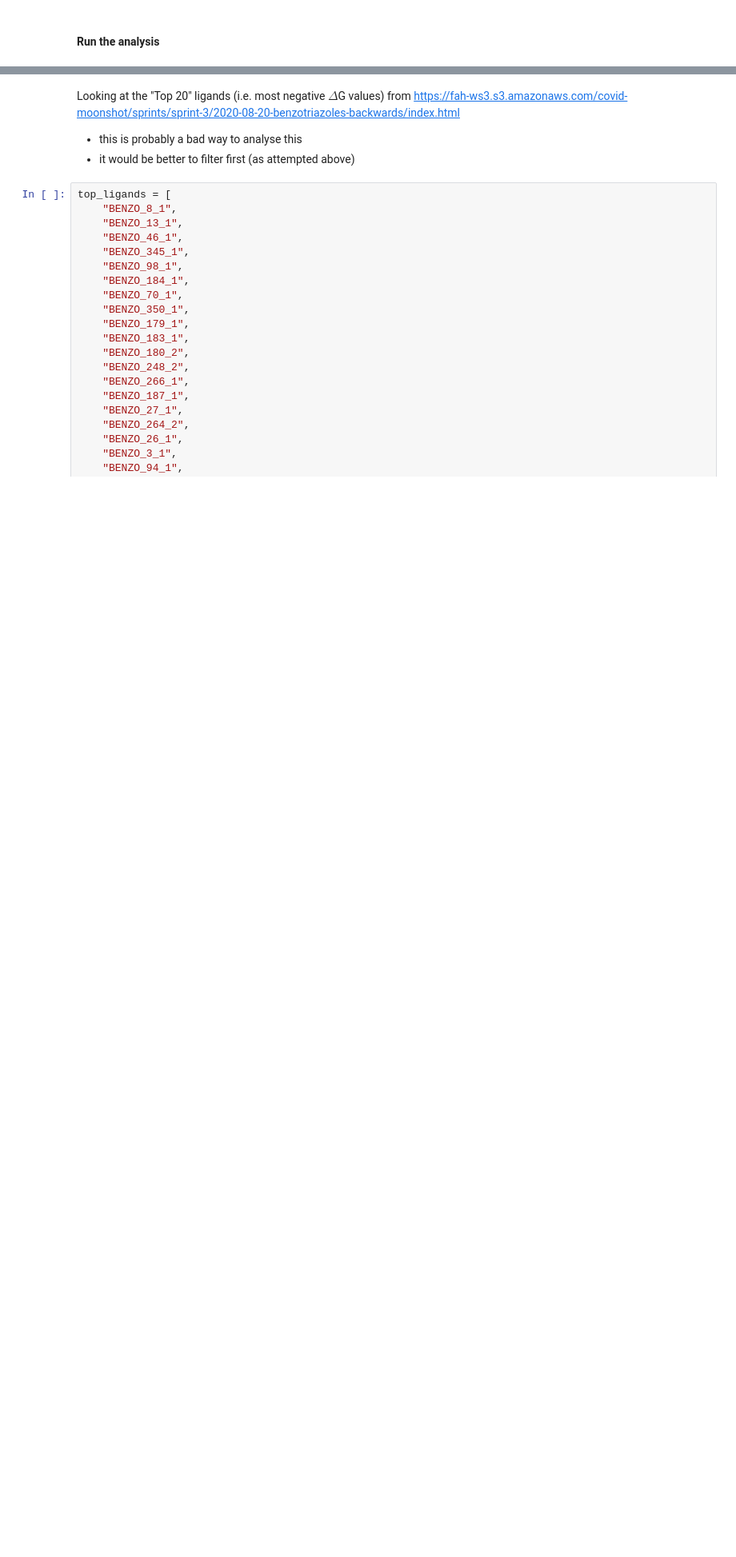
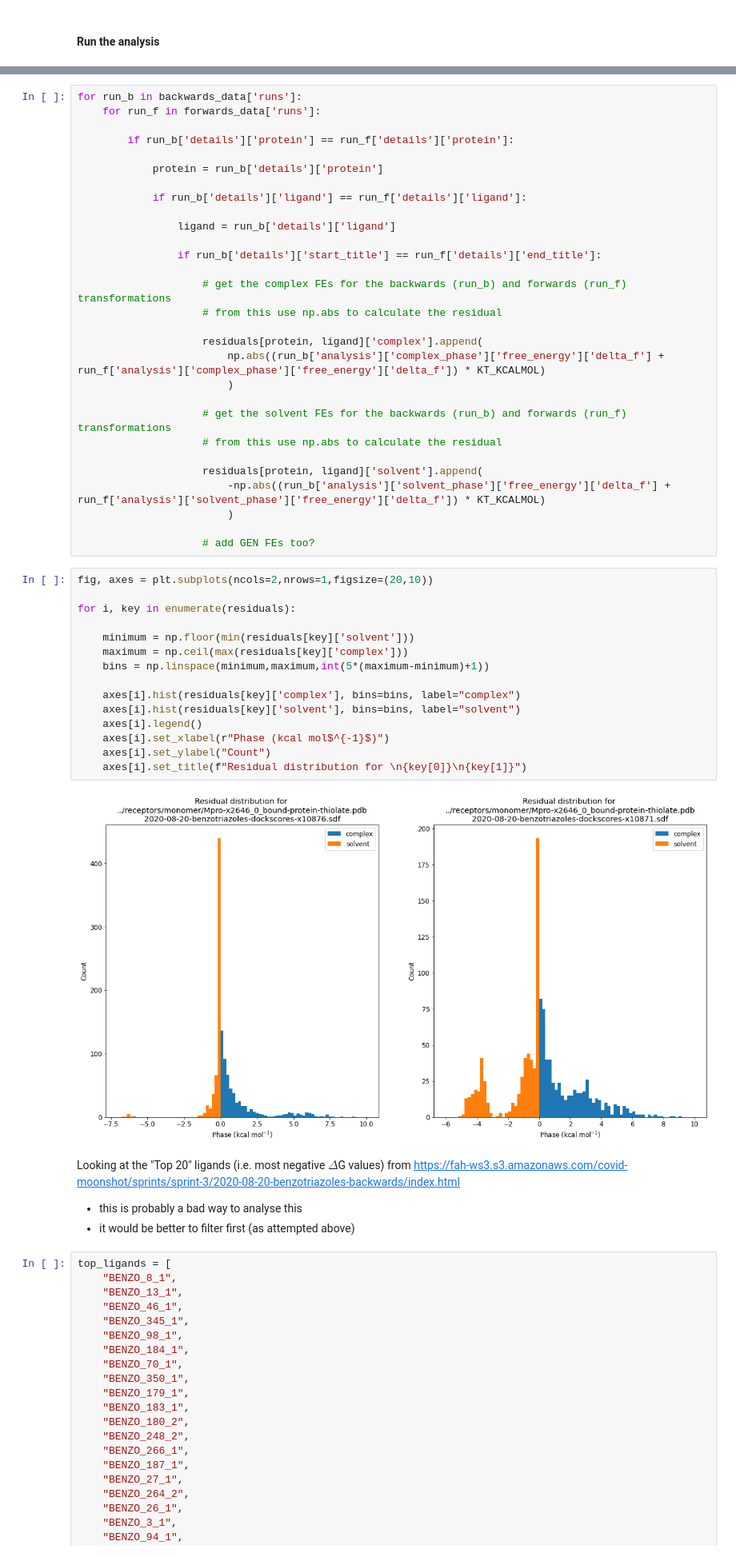
Before and after one commit to choderalab/fah-xchem-notebooks, a Jupyter notebook: analysis/sprint-3/ANALYSIS-Sprint-3.ipynb, the cells around one changed output, grey strips where cells are left out. Shown at 80% size. Saved outputs shown, nothing was run; the diff lists cells and outputs as text; blank space fills up the shorter version.

Commit message:
update notebook and add residual analysis

```diff
--- a/analysis/sprint-3/ANALYSIS-Sprint-3.ipynb
+++ b/analysis/sprint-3/ANALYSIS-Sprint-3.ipynb
@@ -533,3 +621,49 @@ plt.xticks(rotation=90)
+# %%
+for run_b in backwards_data['runs']:
+    for run_f in forwards_data['runs']:
+
+        if run_b['details']['protein'] == run_f['details']['protein']:
+
+            protein = run_b['details']['protein']
+
+            if run_b['details']['ligand'] == run_f['details']['ligand']:
+
+                ligand = run_b['details']['ligand']
+
+                if run_b['details']['start_title'] == run_f['details']['end_title']:
+
+                    # get the complex FEs for the backwards (run_b) and forwards (run_f) transformations
+                    # from this use np.abs to calculate the residual
+
+                    residuals[protein, ligand]['complex'].append(
+                        np.abs((run_b['analysis']['complex_phase']['free_energy']['delta_f'] + run_f['analysis']['complex_phase']['free_energy']['delta_f']) * KT_KCALMOL)
+                        )
+
+                    # get the solvent FEs for the backwards (run_b) and forwards (run_f) transformations
+                    # from this use np.abs to calculate the residual
+
+                    residuals[protein, ligand]['solvent'].append(
+                        -np.abs((run_b['analysis']['solvent_phase']['free_energy']['delta_f'] + run_f['analysis']['solvent_phase']['free_energy']['delta_f']) * KT_KCALMOL)
+                        )
+
+                    # add GEN FEs too?
+# %%
+fig, axes = plt.subplots(ncols=2,nrows=1,figsize=(20,10))
+
+for i, key in enumerate(residuals):
+
+    minimum = np.floor(min(residuals[key]['solvent']))
+    maximum = np.ceil(max(residuals[key]['complex']))
+    bins = np.linspace(minimum,maximum,int(5*(maximum-minimum)+1))
+
+    axes[i].hist(residuals[key]['complex'], bins=bins, label="complex")
+    axes[i].hist(residuals[key]['solvent'], bins=bins, label="solvent")
+    axes[i].legend()
+    axes[i].set_xlabel(r"Phase (kcal mol$^{-1}$)")
+    axes[i].set_ylabel("Count")
+    axes[i].set_title(f"Residual distribution for \n{key[0]}\n{key[1]}")
+# %% [output]
+[figure, added]
 # %% [markdown]
 Looking at the "Top 20" ligands (i.e. most negative $\Delta$G values) from https://fah-ws3.s3.amazonaws.com/covid-moonshot/sprints/sprint-3/2020-08-20-benzotriazoles-backwards/index.html
 
```
Also changed, not shown: parts of 30 cells of this notebook.
